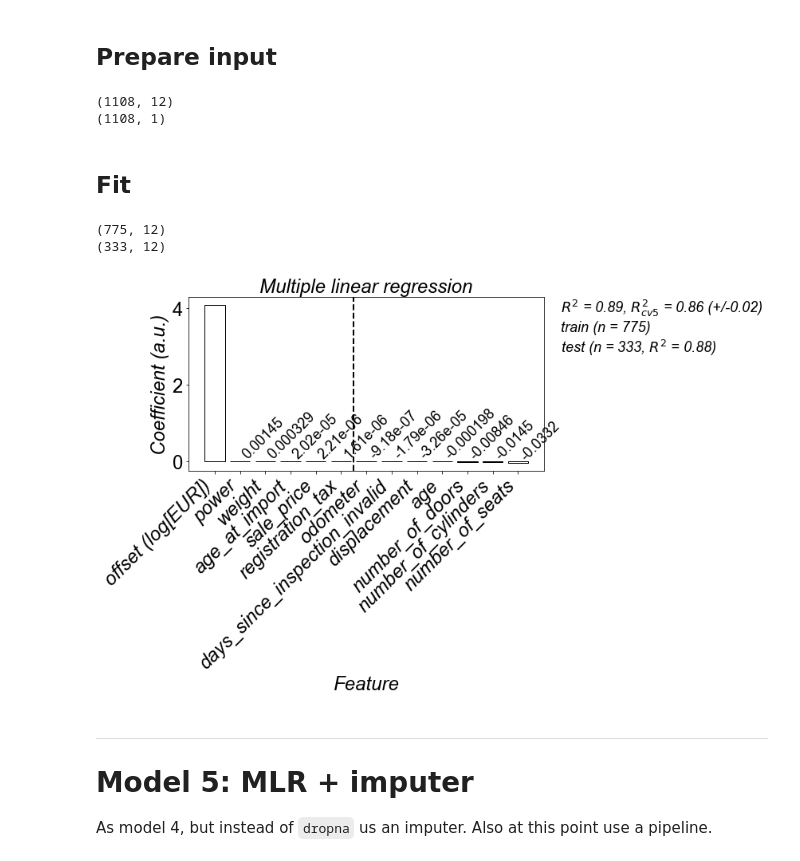
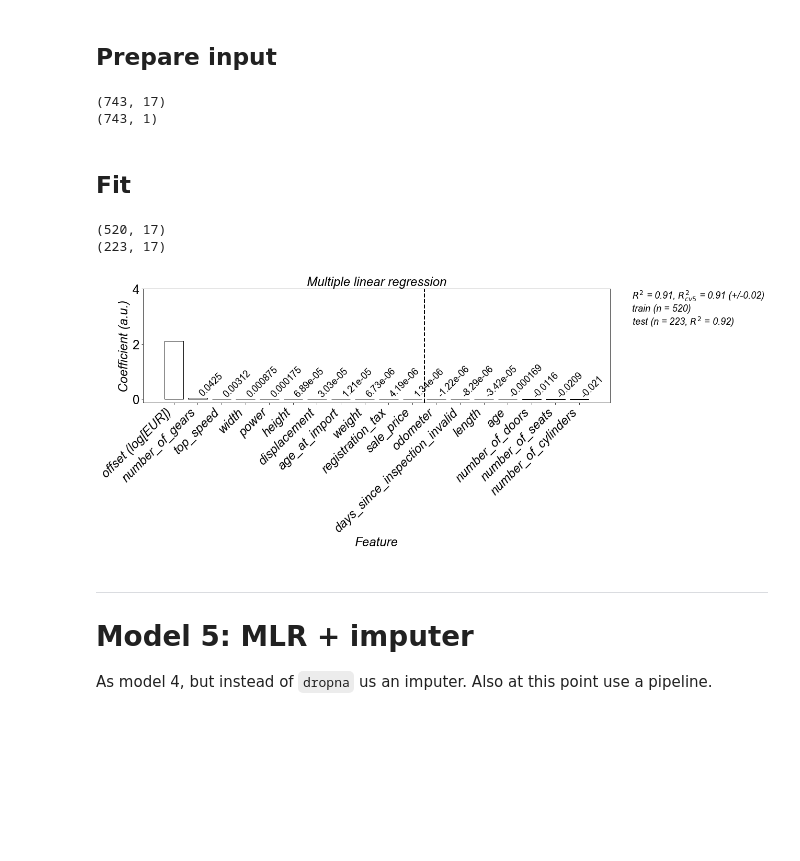
Before and after one commit to r5atom/Saturday-Datascience, a Jupyter notebook: code/predict-price.ipynb, the cells around one changed output. Cells and saved outputs as stored; diff of their text form; code cells hidden in the pictures; blank space fills up the shorter version.

Commit message:
add features to price predictions
5 numerical: length, height, width, top speed, number of seats, 2 categorical: energy label, 4wd

```diff
--- a/code/predict-price.ipynb
+++ b/code/predict-price.ipynb
@@ -22,7 +22,7 @@ print(fn)
 df = pd.read_pickle(fn)
 
 # categories
-cat_columns = ['brand', 'model', 'fuel', 'body_type','color']
+cat_columns = ['brand', 'model', 'fuel', 'body_type','color', 'energy_label', 'fwd']
 print(list(df[cat_columns]))
 
 # numerical
@@ -315,8 +315,8 @@ y = pd.np.log10(df.dropna(subset=['price'] + features).price.values.reshape(-1,1
 print(X.shape)
 print(y.shape)
 # %% [output]
-(1108, 12)
-(1108, 1)
+(743, 17)
+(743, 1)
 # %% [markdown]
 ## Fit
 # %%
@@ -346,11 +346,11 @@ models[model_name].update({'test R^2':reg.score(X_test,y_test)})
 cv_results = cross_val_score(reg, X_test, y_test, cv=5)
 models[model_name].update({'cv R^2':cv_results})
 # %% [output]
-(775, 12)
-(333, 12)
+(520, 17)
+(223, 17)
 # %%
 # plot coefficients
-plt.figure(figsize=[8,4])
+plt.figure(figsize=[16,4])
 
 # sorted bar height
 betas = models[model_name]['betas']
@@ -369,34 +369,34 @@ plt.yticks(range(0,5,2))
 
 x_sign_switch = pd.np.nonzero(pd.np.array(y) < 0)[0][0]
 yl = plt.gca().get_ylim()
 plt.vlines(x_sign_switch-0.5, yl[0], yl[1], linewidth=2, linestyle='--')
 plt.gca().set_ylim(yl)
 # plt.gca().set_ylim(top=0.01, bottom=-0.01)
 
 # labels
 plt.gca().set_xticklabels(labels=x, rotation=45, va='top', ha='right', style='italic')
 plt.xlabel('Feature', style='italic')
 plt.ylabel('Coefficient (a.u.)', style='italic')
 plt.title('Multiple linear regression', style='italic')
 
 # stats
 xy=[plt.gca().get_xlim()[1], plt.gca().get_ylim()[1]]
 plt.text(xy[0]*1.05,xy[1], '$R^2$ = {:.2f}, $R^2_{{cv{:g}}}$ = {:.2f} (+/-{:.2f})'.format(
     models[model_name]['R^2'],
     models[model_name]['cv R^2'].shape[0],
     pd.np.mean(models[model_name]['cv R^2']),
     pd.np.std(models[model_name]['cv R^2']),
 ) + '\n' +
          'train (n = {})'.format(y_train.shape[0]) + '\n' +
          'test (n = {}, $R^2$ = {:.2f})'.format(
              y_test.shape[0],
              models[model_name]['test R^2'],
          ), style='italic', va='top', ha='left')
 
 
 plt.savefig('../results/{}.png'.format(model_name.replace(' ','_')), bbox_inches='tight', transparent=True)
 # %% [output]
-[figure, old version]
+[figure, new version]
 # %% [markdown]
 - - - - -
 # Model 5: MLR + imputer
```
Also changed, not shown: parts of 7 cells of this notebook, 5 other files.
